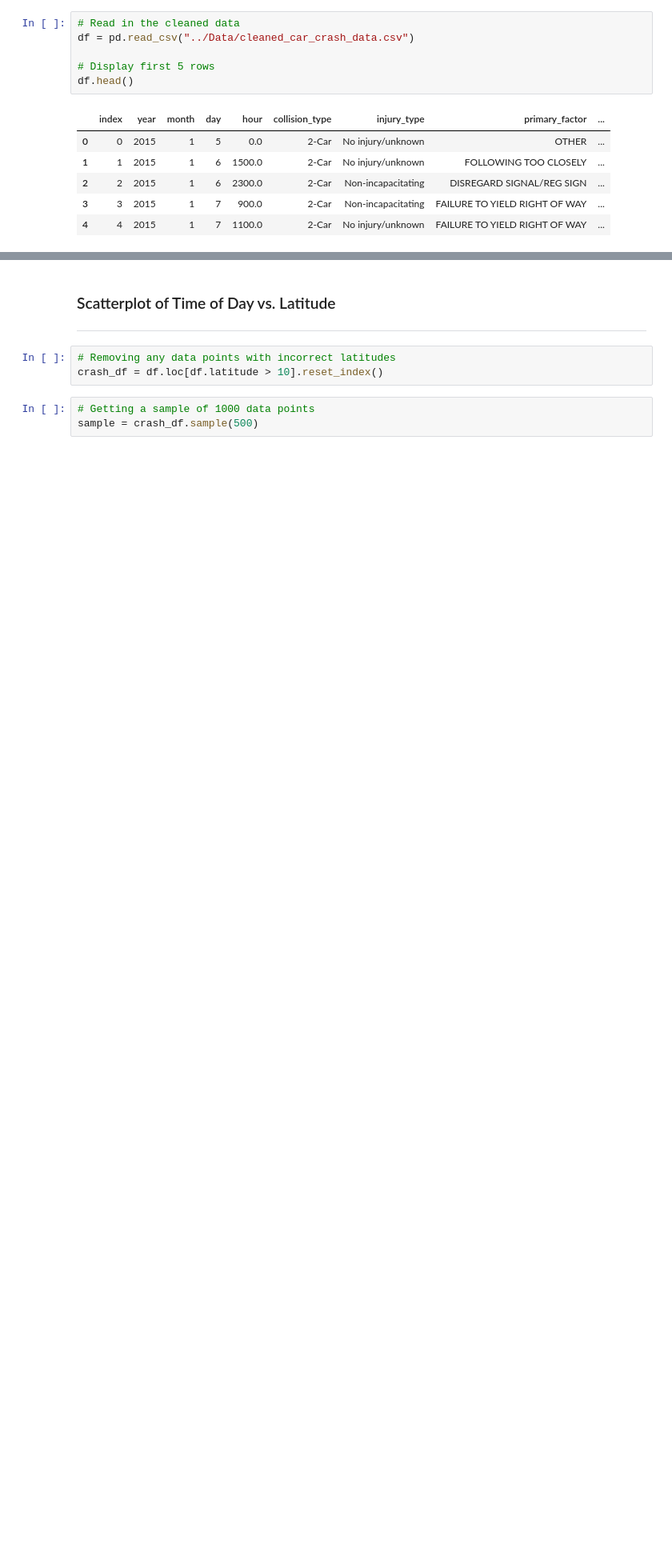
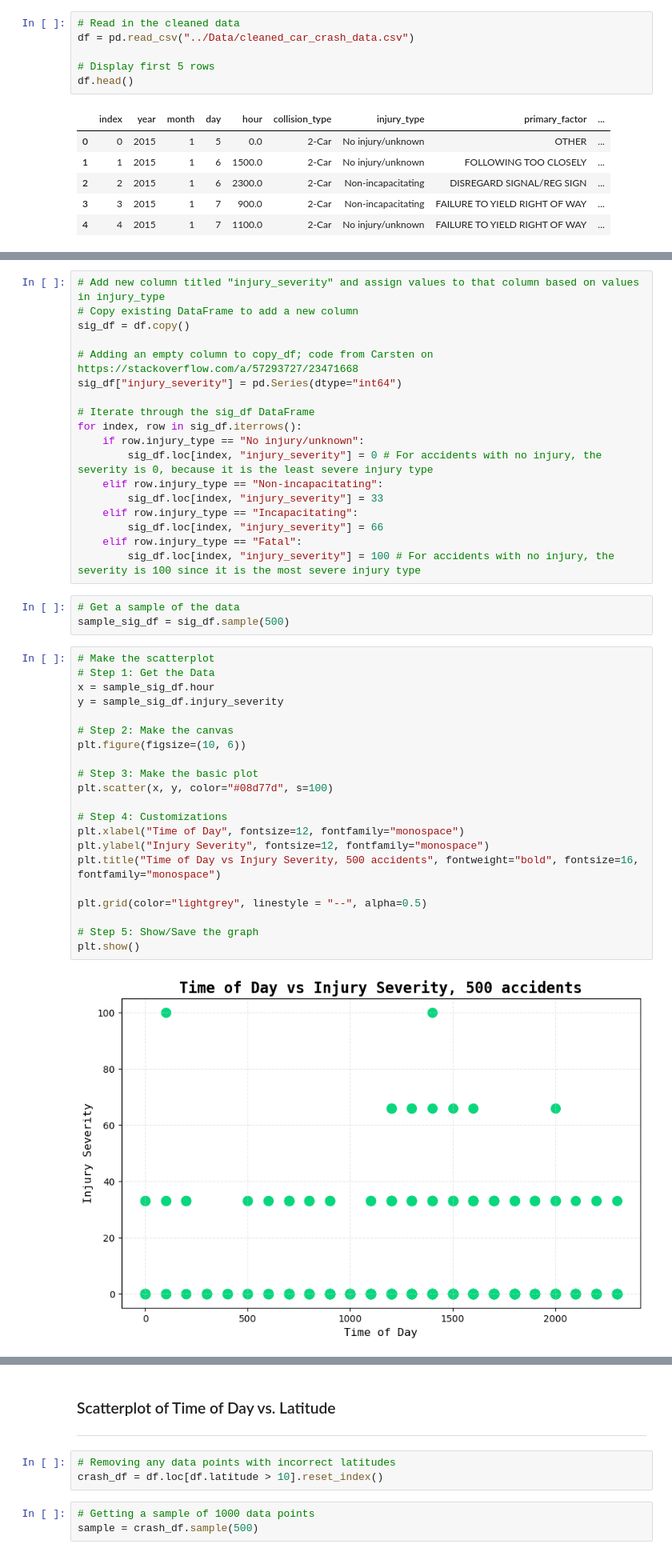
Before and after one commit to martabaker/ds-project-1-group-11, a Jupyter notebook: Regression/Regression.ipynb, the cells around one changed output, grey strips where cells are left out. Shown: that part at 80% size. Drawn from its saved outputs; the diff is of its cells as text; blank space fills up the shorter version.

Commit message:
Added Injury Severity Regression plot

```diff
--- a/Regression/Regression.ipynb
+++ b/Regression/Regression.ipynb
@@ -27,0 +40,44 @@ df.head()
+# %%
+# Add new column titled "injury_severity" and assign values to that column based on values in injury_type
+# Copy existing DataFrame to add a new column
+sig_df = df.copy()
+
+# Adding an empty column to copy_df; code from Carsten on https://stackoverflow.com/a/57293727/23471668
+sig_df["injury_severity"] = pd.Series(dtype="int64")
+
+# Iterate through the sig_df DataFrame
+for index, row in sig_df.iterrows():
+    if row.injury_type == "No injury/unknown":
+        sig_df.loc[index, "injury_severity"] = 0 # For accidents with no injury, the severity is 0, because it is the least severe injury type
+    elif row.injury_type == "Non-incapacitating":
+        sig_df.loc[index, "injury_severity"] = 33
+    elif row.injury_type == "Incapacitating":
+        sig_df.loc[index, "injury_severity"] = 66
+    elif row.injury_type == "Fatal":
+        sig_df.loc[index, "injury_severity"] = 100 # For accidents with no injury, the severity is 100 since it is the most severe injury type
+# %%
+# Get a sample of the data
+sample_sig_df = sig_df.sample(500)
+# %%
+# Make the scatterplot
+# Step 1: Get the Data
+x = sample_sig_df.hour
+y = sample_sig_df.injury_severity
+
+# Step 2: Make the canvas
+plt.figure(figsize=(10, 6))
+
+# Step 3: Make the basic plot
+plt.scatter(x, y, color="#08d77d", s=100)
+
+# Step 4: Customizations
+plt.xlabel("Time of Day", fontsize=12, fontfamily="monospace")
+plt.ylabel("Injury Severity", fontsize=12, fontfamily="monospace")
+plt.title("Time of Day vs Injury Severity, 500 accidents", fontweight="bold", fontsize=16, fontfamily="monospace")
+
+plt.grid(color="lightgrey", linestyle = "--", alpha=0.5)
+
+# Step 5: Show/Save the graph
+plt.show()
+# %% [output]
+[figure, added]
```
Also changed, not shown: parts of 5 cells of this notebook.
